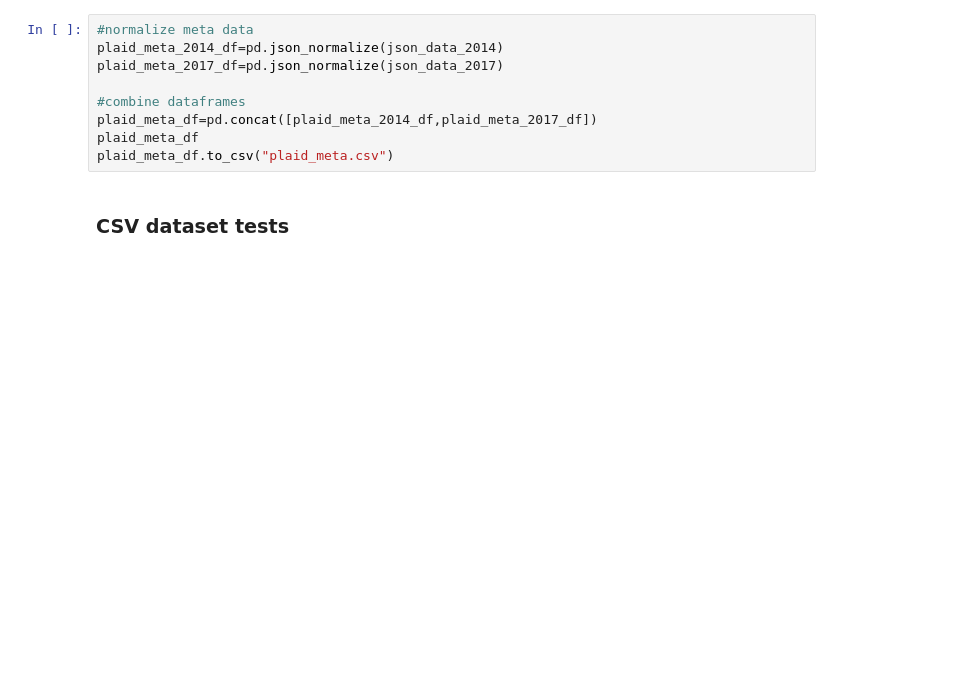
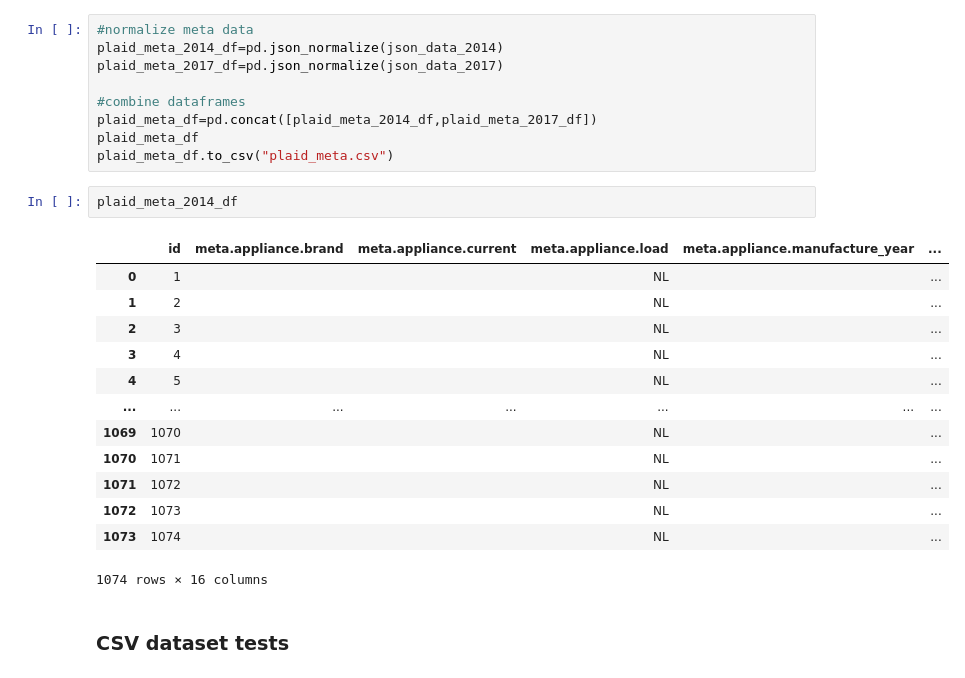
Before and after one commit to ma-2pac/esips_thesis_2023, a Jupyter notebook: data_exploration.ipynb, the cells around one changed output. Cells and saved outputs as stored; diff of their text form; blank space fills up the shorter version.

```diff
--- a/data_exploration.ipynb
+++ b/data_exploration.ipynb
@@ -24,6 +27,22 @@ plaid_meta_2017_df=pd.json_normalize(json_data_2017)
 plaid_meta_df=pd.concat([plaid_meta_2014_df,plaid_meta_2017_df])
 plaid_meta_df
 plaid_meta_df.to_csv("plaid_meta.csv")
+# %%
+plaid_meta_2014_df
+# %% [output]
+|  | id | meta.appliance.brand | meta.appliance.current | meta.appliance.load | meta.appliance.manufacture_year | ... |
+| 0 | 1 |  |  | NL |  | ... |
+| 1 | 2 |  |  | NL |  | ... |
+| 2 | 3 |  |  | NL |  | ... |
+| 3 | 4 |  |  | NL |  | ... |
+| 4 | 5 |  |  | NL |  | ... |
+| ... | ... | ... | ... | ... | ... | ... |
+| 1069 | 1070 |  |  | NL |  | ... |
+| 1070 | 1071 |  |  | NL |  | ... |
+| 1071 | 1072 |  |  | NL |  | ... |
+| 1072 | 1073 |  |  | NL |  | ... |
+| 1073 | 1074 |  |  | NL |  | ... |
+1074 rows × 16 columns
 # %% [markdown]
 ### CSV dataset tests
 # %%
```
Also changed, not shown: parts of 4 cells of this notebook, 5 other files.
